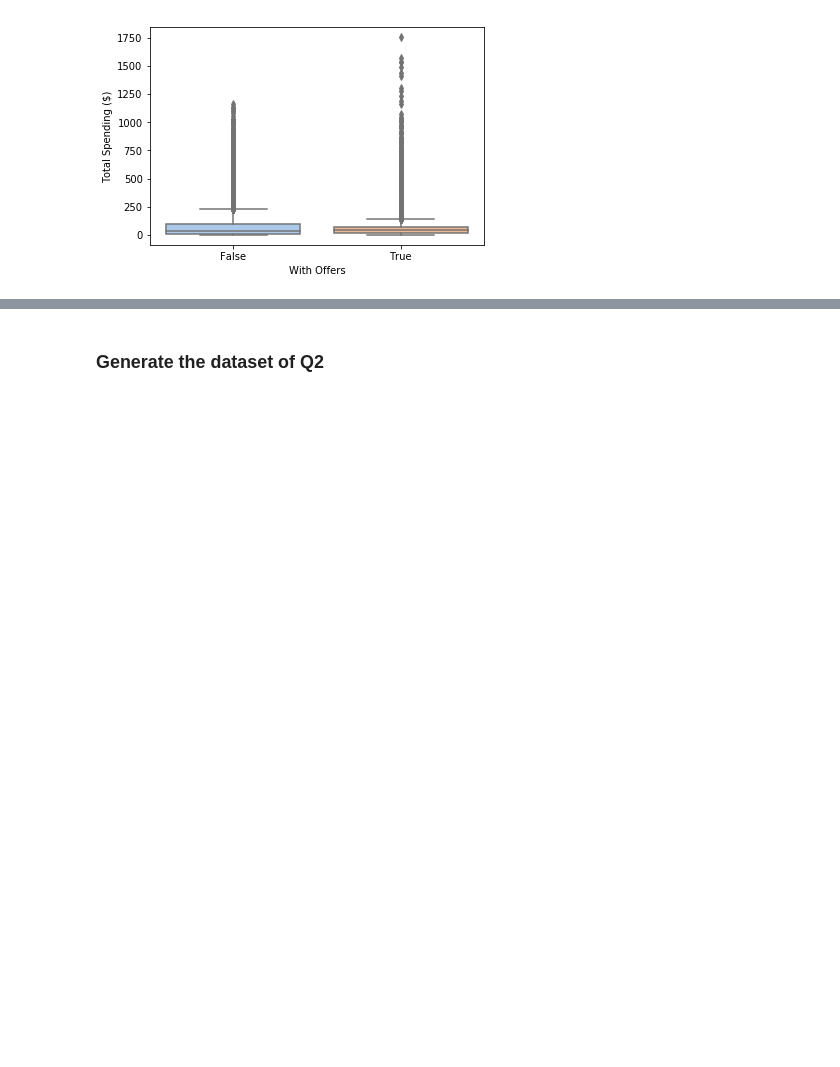
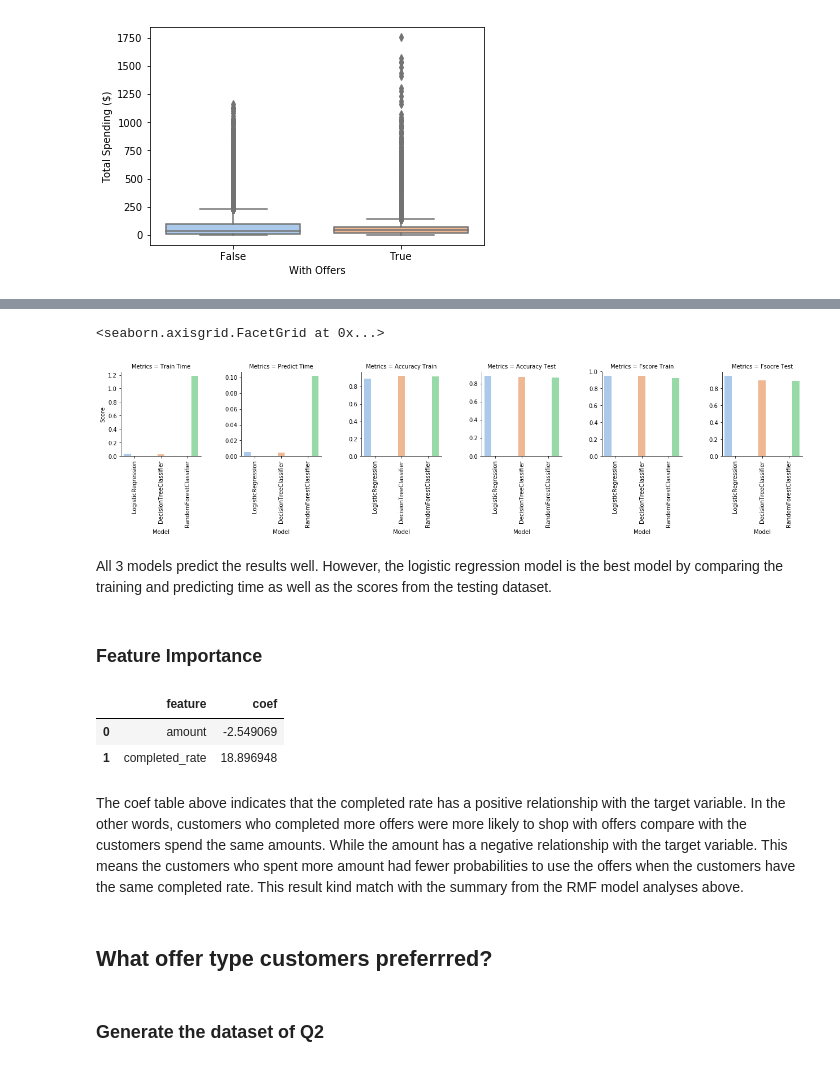
Before and after one commit to Mendy5/Udacity_Project_Capstone, a Jupyter notebook: Starbucks_Capstone_Notebook_v2.ipynb, the cells around one changed output, grey strips where cells are left out. Saved outputs shown, nothing was run; the diff lists cells and outputs as text; code cells hidden in the pictures; blank space fills up the shorter version.

```diff
--- a/Starbucks_Capstone_Notebook_v2.ipynb
+++ b/Starbucks_Capstone_Notebook_v2.ipynb
@@ -1761,0 +1638,17 @@ Get the customers who have more then 50% probabilities to spend with offers or t
+# %%
+SEED=123
+
+X_Q1_train, X_Q1_test, y_Q1_train, y_Q1_test = \
+train_test_split(X_Q1_log_minmax_transform, y_Q1, test_size=0.3, random_state=SEED)
+# %%
+SEED=133
+clf_A = LogisticRegression(random_state = SEED)
+clf_B = DecisionTreeClassifier(random_state = SEED)
+clf_C = RandomForestClassifier(random_state = SEED)
+
+results = {}
+for clf in [clf_A, clf_B, clf_C]:
+    clf_name = clf.__class__.__name__
+    results[clf_name] = {}
+    results[clf_name] = \
+        train_predict(clf, X_Q1_train, y_Q1_train, X_Q1_test, y_Q1_test)
@@ -1761,0 +1661,6 @@ Get the customers who have more then 50% probabilities to spend with offers or t
+# %%
+results_df = pd.DataFrame.from_dict(results).reset_index()
+
+results_df.rename(columns = {"index":"Score"}, inplace = True)
+
+results_df
@@ -1762,2 +1675,35 @@ Get the customers who have more then 50% probabilities to spend with offers or t
+# %%
+results_final_df = results_df.melt(id_vars=["Score"])
+# %%
+g = sns.FacetGrid(data = results_final_df\
+                 , col = "Score"
+                 , sharey = False)
+
+(g.map_dataframe(sns.barplot, "variable", "value", hue = "variable", palette="pastel")
+.set_axis_labels("Model", "Score")
+.set_titles(col_template = "Metrics = {col_name}")
+.set_xticklabels(labels = results_final_df["variable"].unique(), rotation=90)
+)
+# %% [output]
+<seaborn.axisgrid.FacetGrid at 0x...>
+[figure, added]
+# %% [markdown]
+All 3 models predict the results well. However, the logistic regression model is the best model by comparing the training and predicting time as well as the scores from the testing dataset.
+# %% [markdown]
+### Feature Importance
+# %%
+# Figure out the relationship between the independent variables and dependent variables
+Q1_features = pd.DataFrame(X_Q1_train.columns, columns=["feature"])
+Q1_coef_df = pd.DataFrame(clf_A.coef_.transpose(), columns=["coef"])
+Q1_model_feature_df = pd.concat([Q1_features, Q1_coef_df], axis = 1)
+Q1_model_feature_df.sort_values(by=["coef"])
+# %% [output]
+|  | feature | coef |
+| 0 | amount | -2.549069 |
+| 1 | completed_rate | 18.896948 |
+# %% [markdown]
+The coef table above indicates that the completed rate has a positive relationship with the target variable. In the other words, customers who completed more offers were more likely to shop with offers compare with the customers spend the same amounts. While the amount has a negative relationship with the target variable. This means the customers who spent more amount had fewer probabilities to use the offers when the customers have the same completed rate. This result kind match with the summary from the RMF model analyses above.
+# %% [markdown]
+## What offer type customers preferrred?
 # %% [markdown]
 ### Generate the dataset of Q2
```
Also changed, not shown: parts of 275 cells of this notebook.
